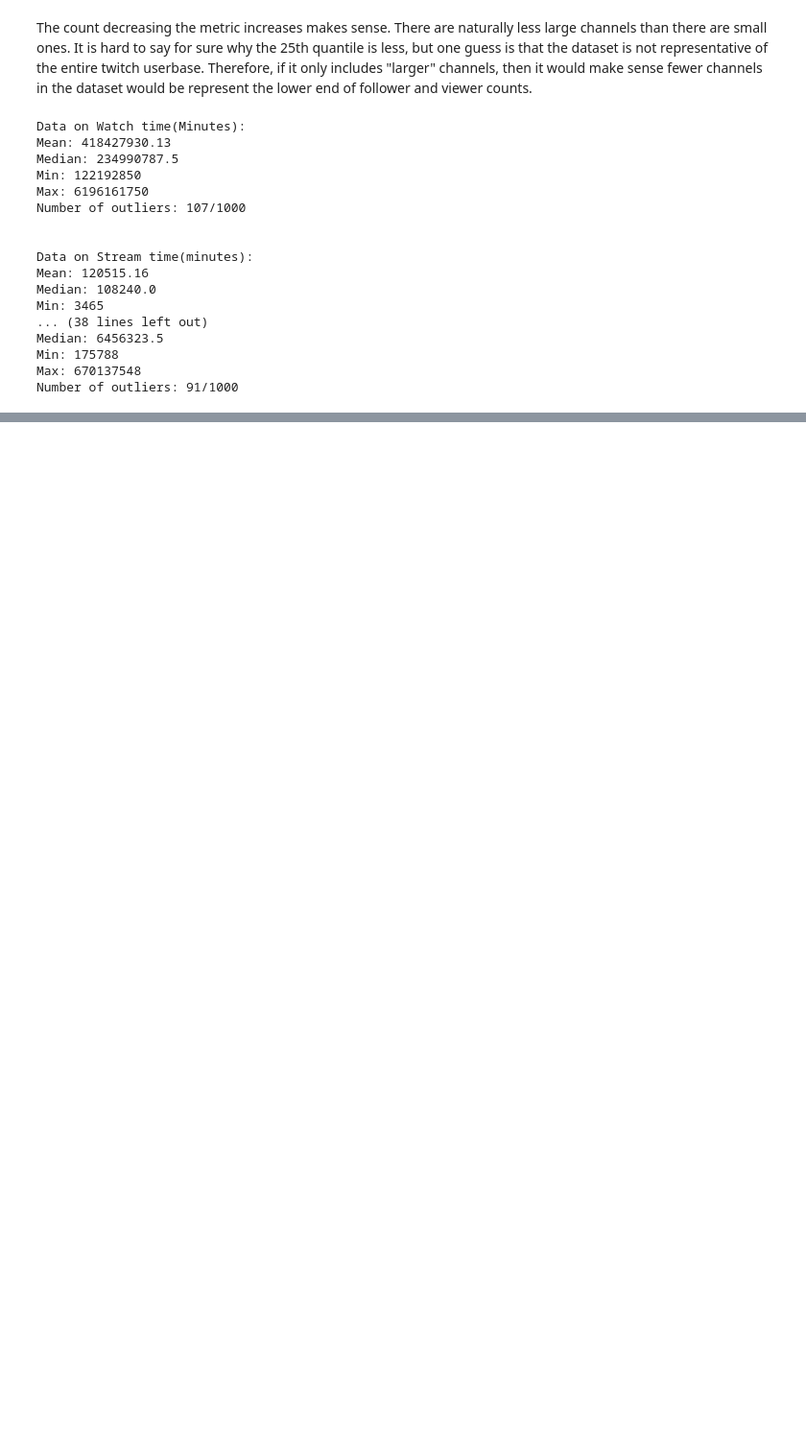
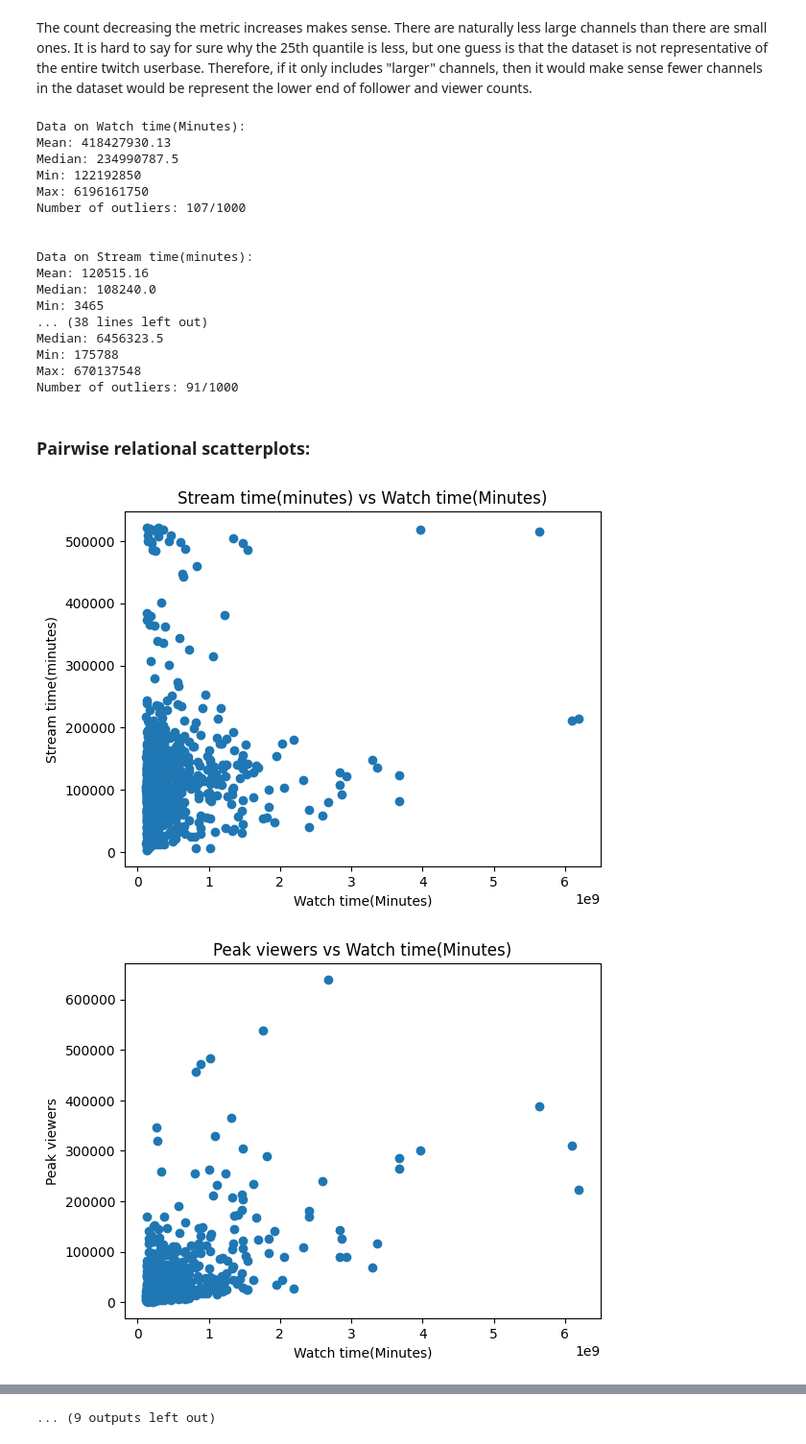
Before and after one commit to datasheng/csc460-hw-repo-wlong1, a Jupyter notebook: hw4/eda.ipynb, the cells around one changed output, grey strips where cells are left out. Shown at 96% size. Drawn from its saved outputs; the diff is of its cells as text; code cells hidden in the pictures; blank space fills up the shorter version.

```diff
--- a/hw4/eda.ipynb
+++ b/hw4/eda.ipynb
@@ -7,5 +7,6 @@ import matplotlib.pyplot as plt
 # %%
 filename = 'twitchdata.csv'
 data = pd.read_csv(filename)
+data = data.set_index('Channel')
 print(data.head())
 # %% [output]
@@ -173,3 +173,20 @@ Median: 6456323.5
 Min: 175788
 Max: 670137548
 Number of outliers: 91/1000
+# %% [markdown]
+### Pairwise relational scatterplots:
+# %%
+length = len(numeric)
+for i in range(length):
+    x = numeric[i]
+    for j in range(i+1, length):
+        y = numeric[j]
+        plt.scatter(data[x], data[y])
+        plt.xlabel(x)
+        plt.ylabel(y)
+        plt.title(f"{y} vs {x}")
+
+        plt.show()
+# %% [output]
+[figure, added]
+[figure, added]
@@ -175,0 +203 @@ Number of outliers: 91/1000
+... (9 outputs left out)
```
Also changed, not shown: parts of 12 cells of this notebook.
